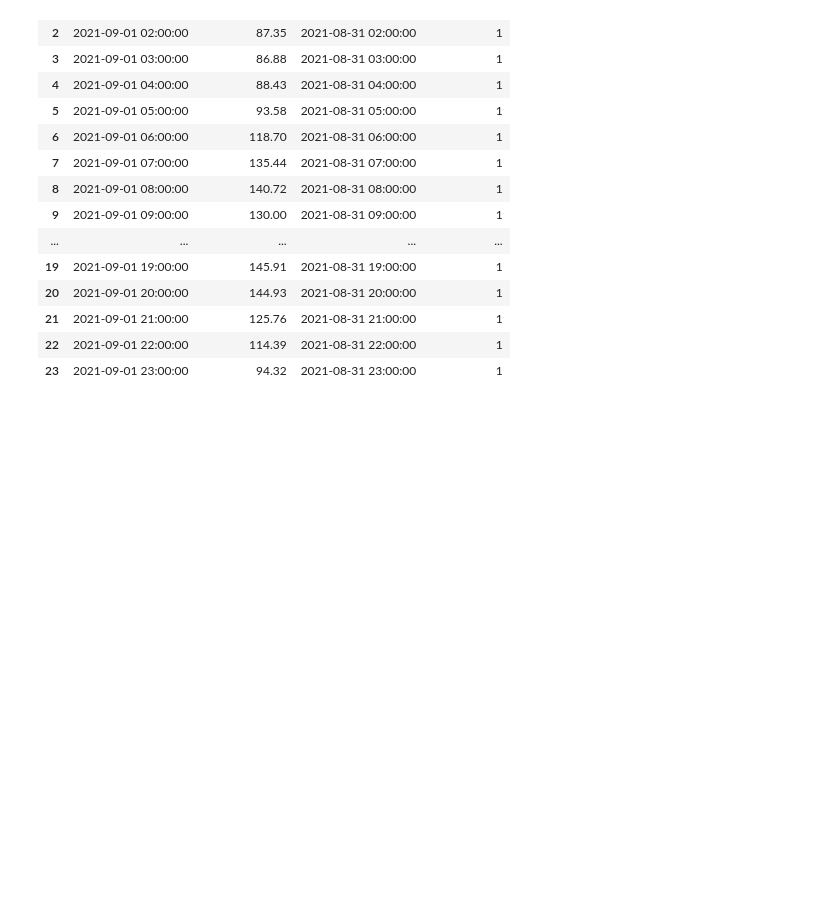
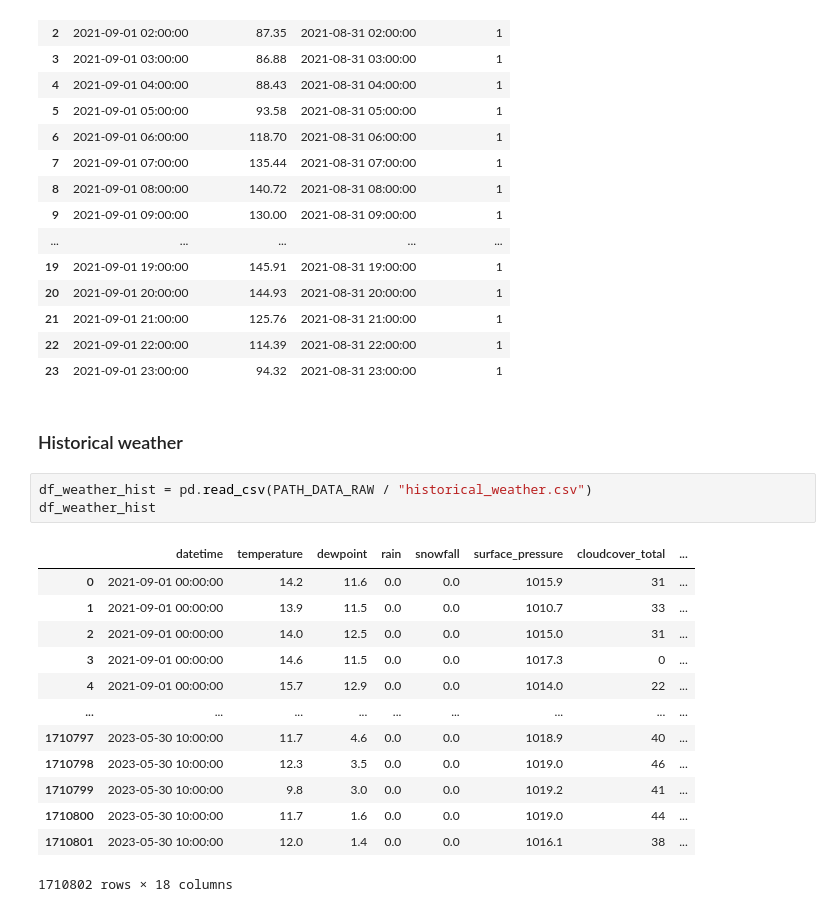
Before and after one commit to RikiTikkiTavi/kaggle-predict_energy_behavior_of_prosumers, a Jupyter notebook: notebooks/1-EDA.ipynb, the cells around one changed output. Cells and saved outputs as stored; diff of their text form; blank space fills up the shorter version.

Commit message:
weather stations

```diff
--- a/notebooks/1-EDA.ipynb
+++ b/notebooks/1-EDA.ipynb
@@ -306,3 +306,22 @@ df_el_prices.loc[df_el_prices["data_block_id"]==1]
 | 21 | 2021-09-01 21:00:00 | 125.76 | 2021-08-31 21:00:00 | 1 |
 | 22 | 2021-09-01 22:00:00 | 114.39 | 2021-08-31 22:00:00 | 1 |
 | 23 | 2021-09-01 23:00:00 | 94.32 | 2021-08-31 23:00:00 | 1 |
+# %% [markdown]
+### Historical weather
+# %%
+df_weather_hist = pd.read_csv(PATH_DATA_RAW / "historical_weather.csv")
+df_weather_hist
+# %% [output]
+|  | datetime | temperature | dewpoint | rain | snowfall | surface_pressure | cloudcover_total | ... |
+| 0 | 2021-09-01 00:00:00 | 14.2 | 11.6 | 0.0 | 0.0 | 1015.9 | 31 | ... |
+| 1 | 2021-09-01 00:00:00 | 13.9 | 11.5 | 0.0 | 0.0 | 1010.7 | 33 | ... |
+| 2 | 2021-09-01 00:00:00 | 14.0 | 12.5 | 0.0 | 0.0 | 1015.0 | 31 | ... |
+| 3 | 2021-09-01 00:00:00 | 14.6 | 11.5 | 0.0 | 0.0 | 1017.3 | 0 | ... |
+| 4 | 2021-09-01 00:00:00 | 15.7 | 12.9 | 0.0 | 0.0 | 1014.0 | 22 | ... |
+| ... | ... | ... | ... | ... | ... | ... | ... | ... |
+| 1710797 | 2023-05-30 10:00:00 | 11.7 | 4.6 | 0.0 | 0.0 | 1018.9 | 40 | ... |
+| 1710798 | 2023-05-30 10:00:00 | 12.3 | 3.5 | 0.0 | 0.0 | 1019.0 | 46 | ... |
+| 1710799 | 2023-05-30 10:00:00 | 9.8 | 3.0 | 0.0 | 0.0 | 1019.2 | 41 | ... |
+| 1710800 | 2023-05-30 10:00:00 | 11.7 | 1.6 | 0.0 | 0.0 | 1019.0 | 44 | ... |
+| 1710801 | 2023-05-30 10:00:00 | 12.0 | 1.4 | 0.0 | 0.0 | 1016.1 | 38 | ... |
+1710802 rows × 18 columns
```
Also changed, not shown: parts of 1 cell of this notebook, 5 other files.
